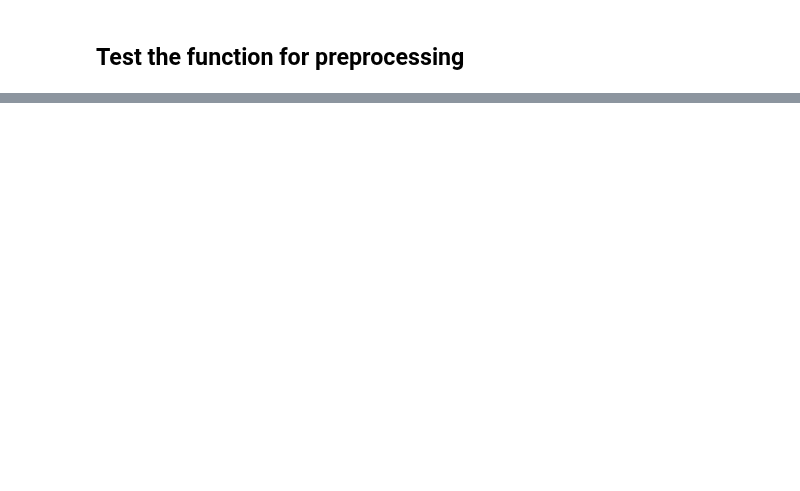
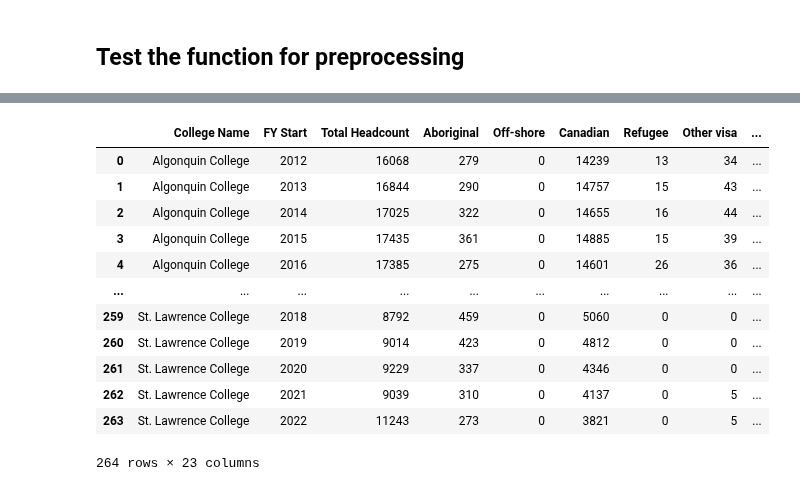
Before and after one commit to tjjdoherty/canadian-psi-project, a Jupyter notebook: on_colleges_notebooks/on_college_programs.ipynb, the cells around one changed output, grey strips where cells are left out. Drawn from its saved outputs; the diff is of its cells as text; code cells hidden in the pictures; blank space fills up the shorter version.

```diff
--- a/on_colleges_notebooks/on_college_programs.ipynb
+++ b/on_colleges_notebooks/on_college_programs.ipynb
@@ -31,2 +29,0 @@ status_df
-# %%
-status_df.drop("Unnamed: 4", inplace=True, axis=1)
@@ -113,0 +188,18 @@ status_df_processed
+# %%
+status_df_processed = rename_columns(status_df_processed)
+# %%
+status_df_processed
+# %% [output]
+|  | College Name | FY Start | Total Headcount | Aboriginal | Off-shore | Canadian | Refugee | Other visa | ... |
+| 0 | Algonquin College | 2012 | 16068 | 279 | 0 | 14239 | 13 | 34 | ... |
+| 1 | Algonquin College | 2013 | 16844 | 290 | 0 | 14757 | 15 | 43 | ... |
+| 2 | Algonquin College | 2014 | 17025 | 322 | 0 | 14655 | 16 | 44 | ... |
+| 3 | Algonquin College | 2015 | 17435 | 361 | 0 | 14885 | 15 | 39 | ... |
+| 4 | Algonquin College | 2016 | 17385 | 275 | 0 | 14601 | 26 | 36 | ... |
+| ... | ... | ... | ... | ... | ... | ... | ... | ... | ... |
+| 259 | St. Lawrence College | 2018 | 8792 | 459 | 0 | 5060 | 0 | 0 | ... |
+| 260 | St. Lawrence College | 2019 | 9014 | 423 | 0 | 4812 | 0 | 0 | ... |
+| 261 | St. Lawrence College | 2020 | 9229 | 337 | 0 | 4346 | 0 | 0 | ... |
+| 262 | St. Lawrence College | 2021 | 9039 | 310 | 0 | 4137 | 0 | 5 | ... |
+| 263 | St. Lawrence College | 2022 | 11243 | 273 | 0 | 3821 | 0 | 5 | ... |
+264 rows × 23 columns
```
Also changed, not shown: parts of 7 cells of this notebook, 1 other file.
